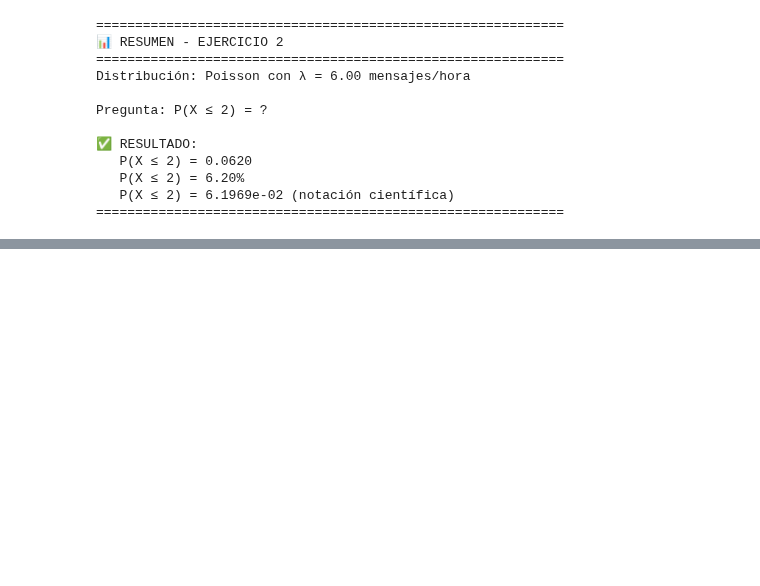
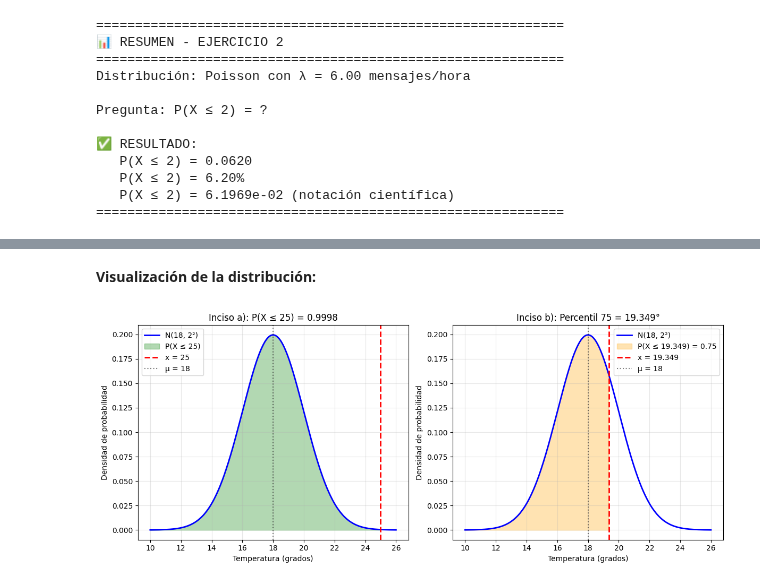
Before and after one commit to alexballera/estadisticas-tgad-fce, a Jupyter notebook: practicas/parciales/primero/ejercicios_adicionales.ipynb, the cells around one changed output, grey strips where cells are left out. Drawn from its saved outputs; the diff is of its cells as text; code cells hidden in the pictures; blank space fills up the shorter version.

```diff
--- a/practicas/parciales/primero/ejercicios_adicionales.ipynb
+++ b/practicas/parciales/primero/ejercicios_adicionales.ipynb
@@ -456,0 +479,10 @@ Pregunta: P(X ≤ 2) = ?
+# %%
+# Parámetros de la distribución
+mu = 18     # Media (grados)
+sigma = 2   # Desvío estándar (grados)
+
+print("📊 Parámetros de la distribución:")
+print(f"Media: μ = {mu:.2f} grados")
+print(f"Desvío estándar: σ = {sigma:.2f} grados")
+print(f"\nDistribución: X ~ N({mu:.2f}, {sigma**2:.2f})")
+print(f"              X ~ N({mu:.2f}, {sigma:.2f}²)")
@@ -456,0 +622,41 @@ Pregunta: P(X ≤ 2) = ?
+# %% [markdown]
+**Visualización de la distribución:**
+# %%
+# Gráfico de la distribución
+x_range = np.linspace(mu - 4*sigma, mu + 4*sigma, 1000)
+y_range = norm.pdf(x_range, mu, sigma)
+
+plt.figure(figsize=(12, 5))
+
+# Inciso a)
+plt.subplot(1, 2, 1)
+plt.plot(x_range, y_range, 'b-', linewidth=2, label=f'N({mu}, {sigma}²)')
+plt.fill_between(x_range[x_range <= x_a],
+                 norm.pdf(x_range[x_range <= x_a], mu, sigma),
+                 alpha=0.3, color='green', label=f'P(X ≤ {x_a})')
+plt.axvline(x_a, color='red', linestyle='--', linewidth=2, label=f'x = {x_a}')
+plt.axvline(mu, color='black', linestyle=':', alpha=0.5, label=f'μ = {mu}')
+plt.xlabel('Temperatura (grados)')
+plt.ylabel('Densidad de probabilidad')
+plt.title(f'Inciso a): P(X ≤ {x_a}) = {prob_a:.4f}')
+plt.legend()
+plt.grid(True, alpha=0.3)
+
+# Inciso b)
+plt.subplot(1, 2, 2)
+plt.plot(x_range, y_range, 'b-', linewidth=2, label=f'N({mu}, {sigma}²)')
+plt.fill_between(x_range[x_range <= x_b],
+                 norm.pdf(x_range[x_range <= x_b], mu, sigma),
+                 alpha=0.3, color='orange', label=f'P(X ≤ {x_b:.3f}) = 0.75')
+plt.axvline(x_b, color='red', linestyle='--', linewidth=2, label=f'x = {x_b:.3f}')
+plt.axvline(mu, color='black', linestyle=':', alpha=0.5, label=f'μ = {mu}')
+plt.xlabel('Temperatura (grados)')
+plt.ylabel('Densidad de probabilidad')
+plt.title(f'Inciso b): Percentil 75 = {x_b:.3f}°')
+plt.legend()
+plt.grid(True, alpha=0.3)
+
+plt.tight_layout()
+plt.show()
+# %% [output]
+[figure, added]
```
Also changed, not shown: parts of 12 cells of this notebook.
